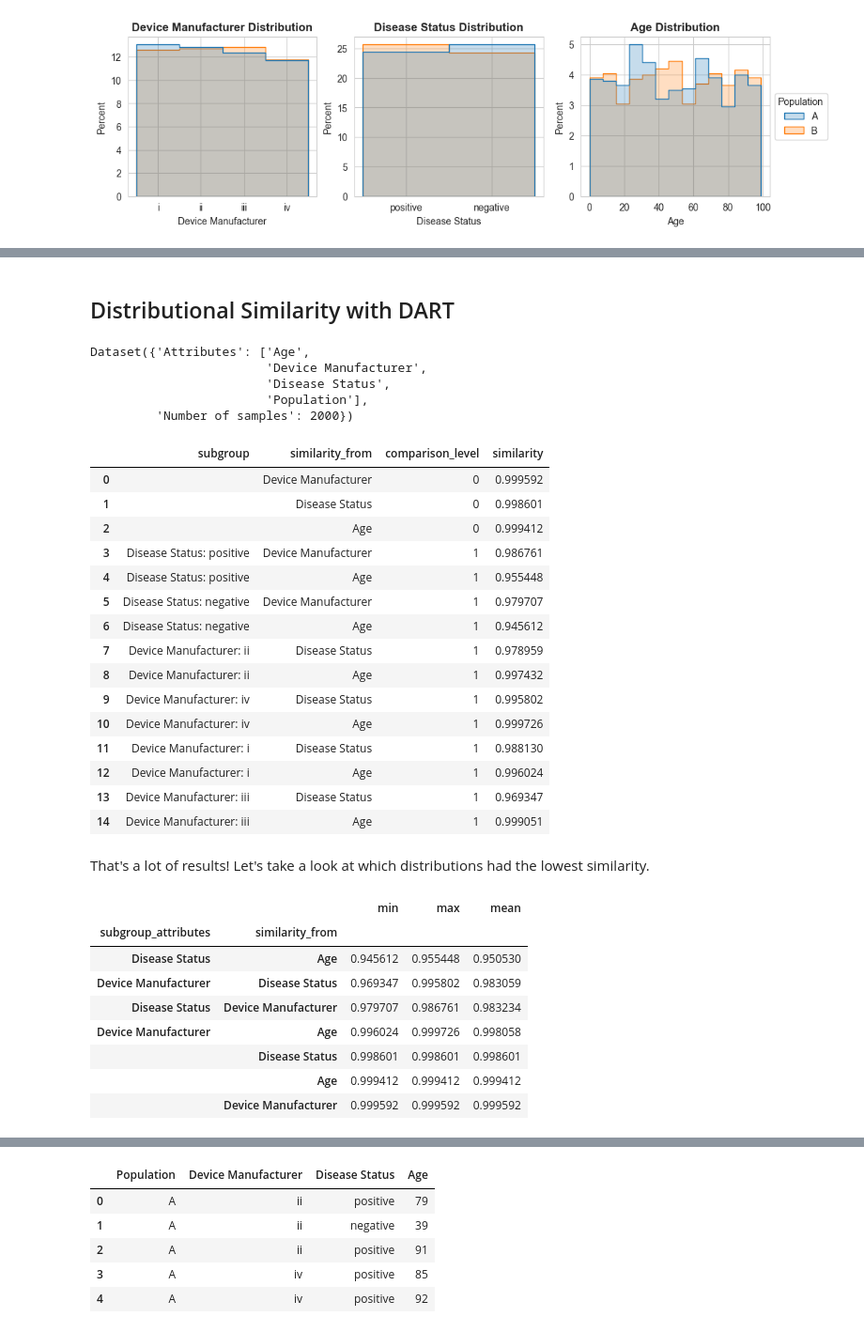
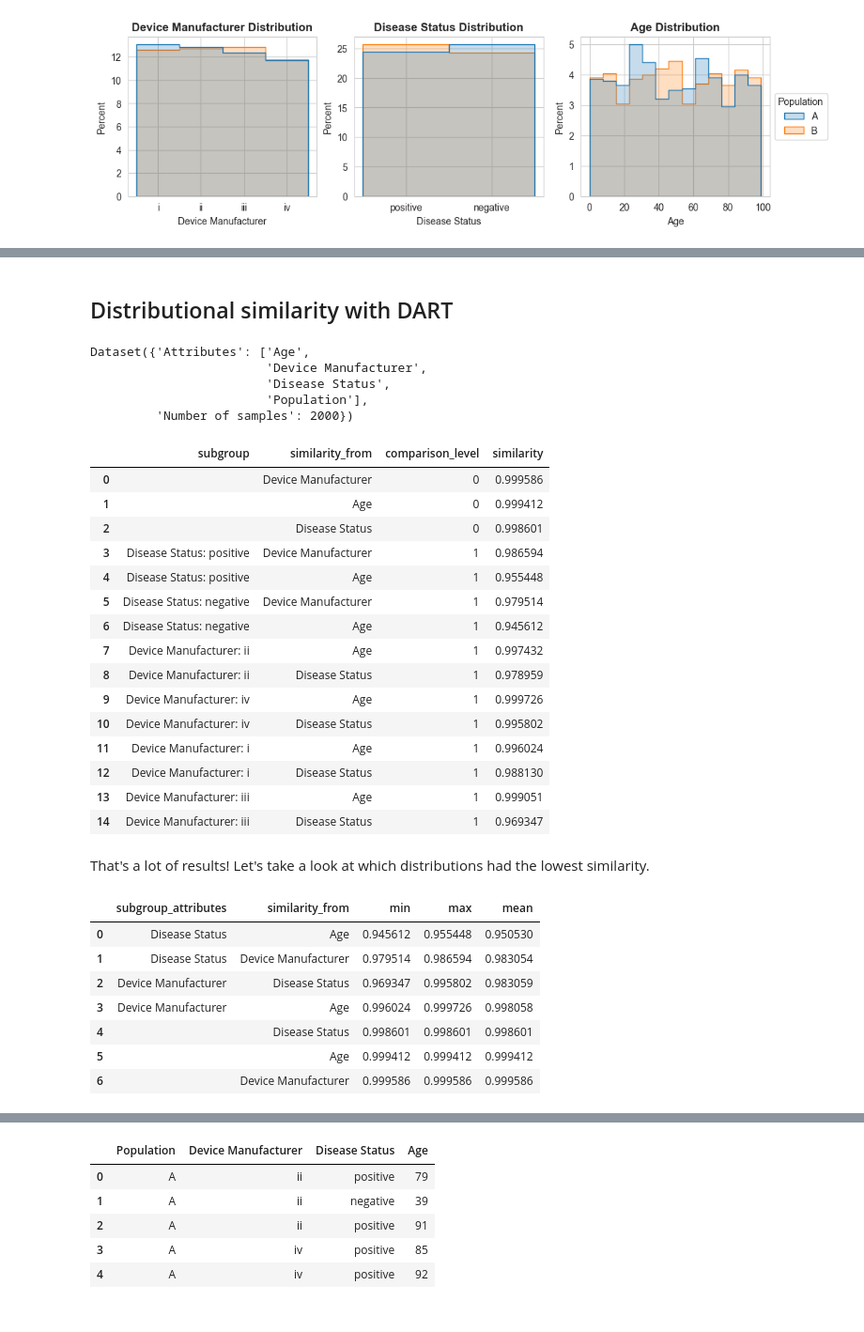
Before and after one commit to DIDSR/DART, a Jupyter notebook: test.ipynb, the cells around one changed output, grey strips where cells are left out. Shown at 94% size. Saved outputs shown, nothing was run; the diff lists cells and outputs as text; code cells hidden in the pictures.

```diff
--- a/test.ipynb
+++ b/test.ipynb
@@ -12,7 +34,7 @@ DART.parameters["random_state"] = 1337 # this isn't needed, but will ensure that
 sns.set_style("whitegrid")
 # %%
 # read in example data
-data = pd.read_csv("example_datasets/single_population_skew.csv")
+data = pd.read_csv("simulated_datasets/single_population_skew.csv")
 # ensure that categorical variables are always shown in the same order in plots
 data["Device Manufacturer"] = pd.Categorical(data["Device Manufacturer"], ["i", "ii", "iii", "iv"])
 data["Population"] = pd.Categorical(data["Population"], ["A","B"])
@@ -65,5 +82,5 @@ Furthermore, say that you wanted to have some definitive threshold for when an a
 # %% [markdown]
-## Distributional Similarity with DART
+## Distributional similarity with DART<a id="dart-1"></a>
 # %%
 # create Dataset object
 dataset = DART.Dataset(data)
@@ -87,33 +104,32 @@ results = pd.DataFrame(comparison.export("tabular"))
 display(results)
 # %% [output]
 |  | subgroup | similarity_from | comparison_level | similarity |
-| 0 |  | Device Manufacturer | 0 | 0.999592 |
-| 1 |  | Disease Status | 0 | 0.998601 |
-| 2 |  | Age | 0 | 0.999412 |
-| 3 | Disease Status: positive | Device Manufacturer | 1 | 0.986761 |
+| 0 |  | Device Manufacturer | 0 | 0.999586 |
+| 1 |  | Age | 0 | 0.999412 |
+| 2 |  | Disease Status | 0 | 0.998601 |
+| 3 | Disease Status: positive | Device Manufacturer | 1 | 0.986594 |
 | 4 | Disease Status: positive | Age | 1 | 0.955448 |
-| 5 | Disease Status: negative | Device Manufacturer | 1 | 0.979707 |
+| 5 | Disease Status: negative | Device Manufacturer | 1 | 0.979514 |
 | 6 | Disease Status: negative | Age | 1 | 0.945612 |
-| 7 | Device Manufacturer: ii | Disease Status | 1 | 0.978959 |
-| 8 | Device Manufacturer: ii | Age | 1 | 0.997432 |
-| 9 | Device Manufacturer: iv | Disease Status | 1 | 0.995802 |
-| 10 | Device Manufacturer: iv | Age | 1 | 0.999726 |
-| 11 | Device Manufacturer: i | Disease Status | 1 | 0.988130 |
-| 12 | Device Manufacturer: i | Age | 1 | 0.996024 |
-| 13 | Device Manufacturer: iii | Disease Status | 1 | 0.969347 |
-| 14 | Device Manufacturer: iii | Age | 1 | 0.999051 |
+| 7 | Device Manufacturer: ii | Age | 1 | 0.997432 |
+| 8 | Device Manufacturer: ii | Disease Status | 1 | 0.978959 |
+| 9 | Device Manufacturer: iv | Age | 1 | 0.999726 |
+| 10 | Device Manufacturer: iv | Disease Status | 1 | 0.995802 |
+| 11 | Device Manufacturer: i | Age | 1 | 0.996024 |
+| 12 | Device Manufacturer: i | Disease Status | 1 | 0.988130 |
+| 13 | Device Manufacturer: iii | Age | 1 | 0.999051 |
+| 14 | Device Manufacturer: iii | Disease Status | 1 | 0.969347 |
 # %% [markdown]
 That's a lot of results! Let's take a look at which distributions had the lowest similarity.
 # %%
 results["subgroup_attributes"] = results["subgroup"].apply(lambda subgroup: ", ".join([s.split(":")[0] for s in subgroup.split("; ")]))
-results.groupby(["subgroup_attributes", "similarity_from"])["similarity"].agg(["min","max","mean"]).sort_values("mean")
+results.groupby(["subgroup_attributes", "similarity_from"])["similarity"].agg(["min","max","mean"]).sort_values("mean").reset_index()
 # %% [output]
-|  |  | min | max | mean |
-| subgroup_attributes | similarity_from |  |  |  |
-| Disease Status | Age | 0.945612 | 0.955448 | 0.950530 |
-| Device Manufacturer | Disease Status | 0.969347 | 0.995802 | 0.983059 |
-| Disease Status | Device Manufacturer | 0.979707 | 0.986761 | 0.983234 |
-| Device Manufacturer | Age | 0.996024 | 0.999726 | 0.998058 |
-|  | Disease Status | 0.998601 | 0.998601 | 0.998601 |
-|  | Age | 0.999412 | 0.999412 | 0.999412 |
-|  | Device Manufacturer | 0.999592 | 0.999592 | 0.999592 |
+|  | subgroup_attributes | similarity_from | min | max | mean |
+| 0 | Disease Status | Age | 0.945612 | 0.955448 | 0.950530 |
+| 1 | Disease Status | Device Manufacturer | 0.979514 | 0.986594 | 0.983054 |
+| 2 | Device Manufacturer | Disease Status | 0.969347 | 0.995802 | 0.983059 |
+| 3 | Device Manufacturer | Age | 0.996024 | 0.999726 | 0.998058 |
+| 4 |  | Disease Status | 0.998601 | 0.998601 | 0.998601 |
+| 5 |  | Age | 0.999412 | 0.999412 | 0.999412 |
+| 6 |  | Device Manufacturer | 0.999586 | 0.999586 | 0.999586 |
```
Also changed, not shown: parts of 28 cells of this notebook, 2 other files.
